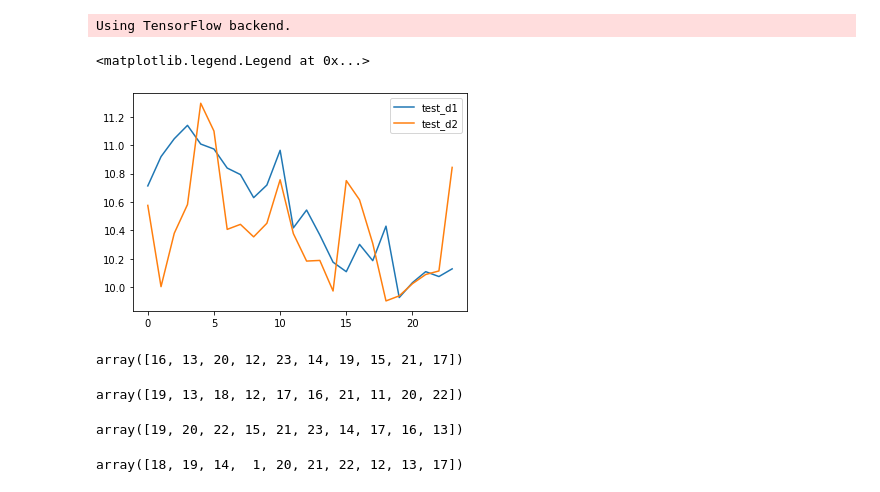
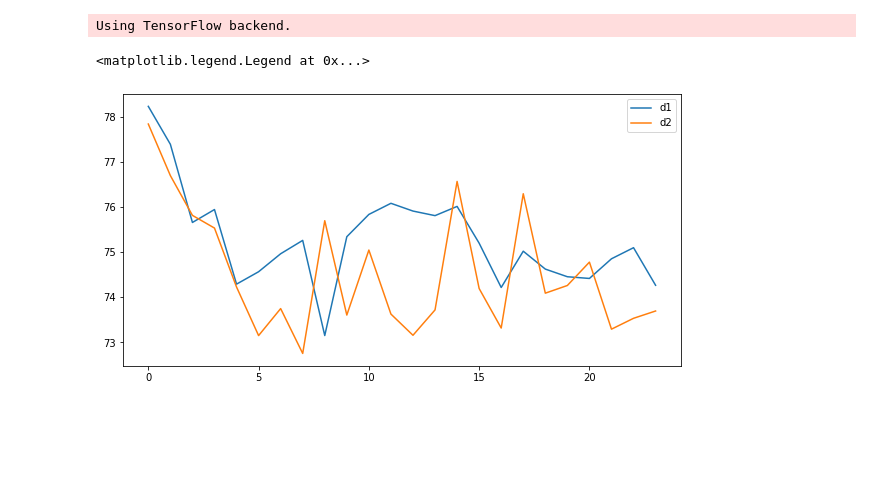
Before and after one commit to kaishxu/ProbabilisticLoadForecasting, a Jupyter notebook: forecasting/qr/demo_qra.ipynb, the cells around one changed output. Cells and saved outputs as stored; diff of their text form; code cells hidden in the pictures; blank space fills up the shorter version.

```diff
--- a/forecasting/qr/demo_qra.ipynb
+++ b/forecasting/qr/demo_qra.ipynb
@@ -164,30 +163,15 @@ import numpy as np
 train = np.load('qra_train.npy')
 test = np.load('qra_test.npy')
 # %%
-train_sum = np.median(train, axis=0)
-test_sum = np.median(test, axis=0)
+train_sum = np.sum(train, axis=0)
+test_sum = np.sum(test, axis=0)
 # %%
+plt.figure(figsize=(10,5))
 # plt.plot(train_sum[:, 0])
 plt.plot(test_sum[:, 0])
 # plt.plot(train_sum[:, 1])
 plt.plot(test_sum[:, 1])
-plt.legend(['test_d1', 'test_d2'], loc='upper right')
+plt.legend(['d1', 'd2'], loc='upper right')
 # %% [output]
 <matplotlib.legend.Legend at 0x...>
-[figure, old version]
+[figure, new version]
-# %%
-np.argsort(train_sum[:, 0])[:10]
-# %% [output]
-array([16, 13, 20, 12, 23, 14, 19, 15, 21, 17])
-# %%
-np.argsort(train_sum[:, 1])[:10]
-# %% [output]
-array([19, 13, 18, 12, 17, 16, 21, 11, 20, 22])
-# %%
-np.argsort(test_sum[:, 0])[:10]
-# %% [output]
-array([19, 20, 22, 15, 21, 23, 14, 17, 16, 13])
-# %%
-np.argsort(test_sum[:, 1])[:10]
-# %% [output]
-array([18, 19, 14,  1, 20, 21, 22, 12, 13, 17])
```
Also changed, not shown: parts of 2 cells of this notebook, 3 other files.
